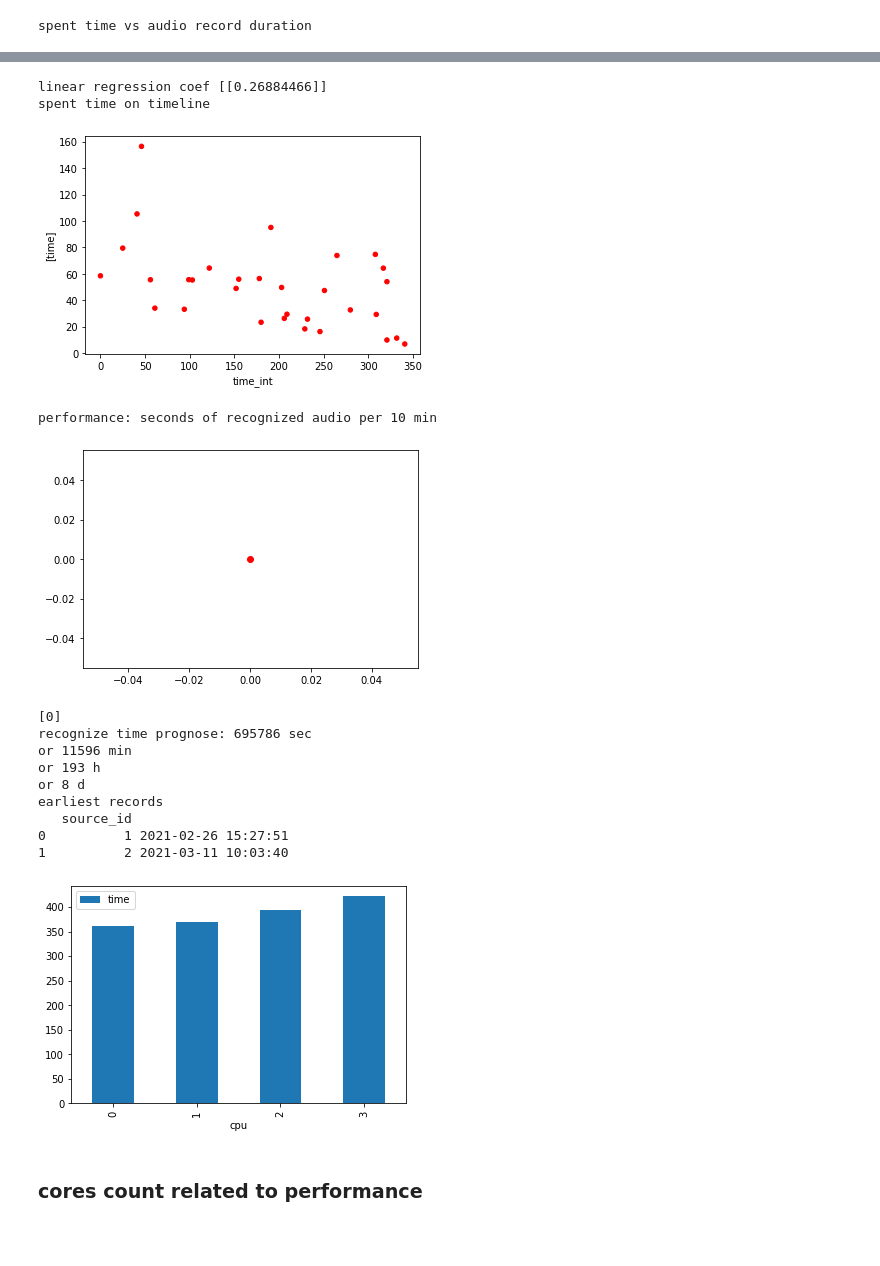
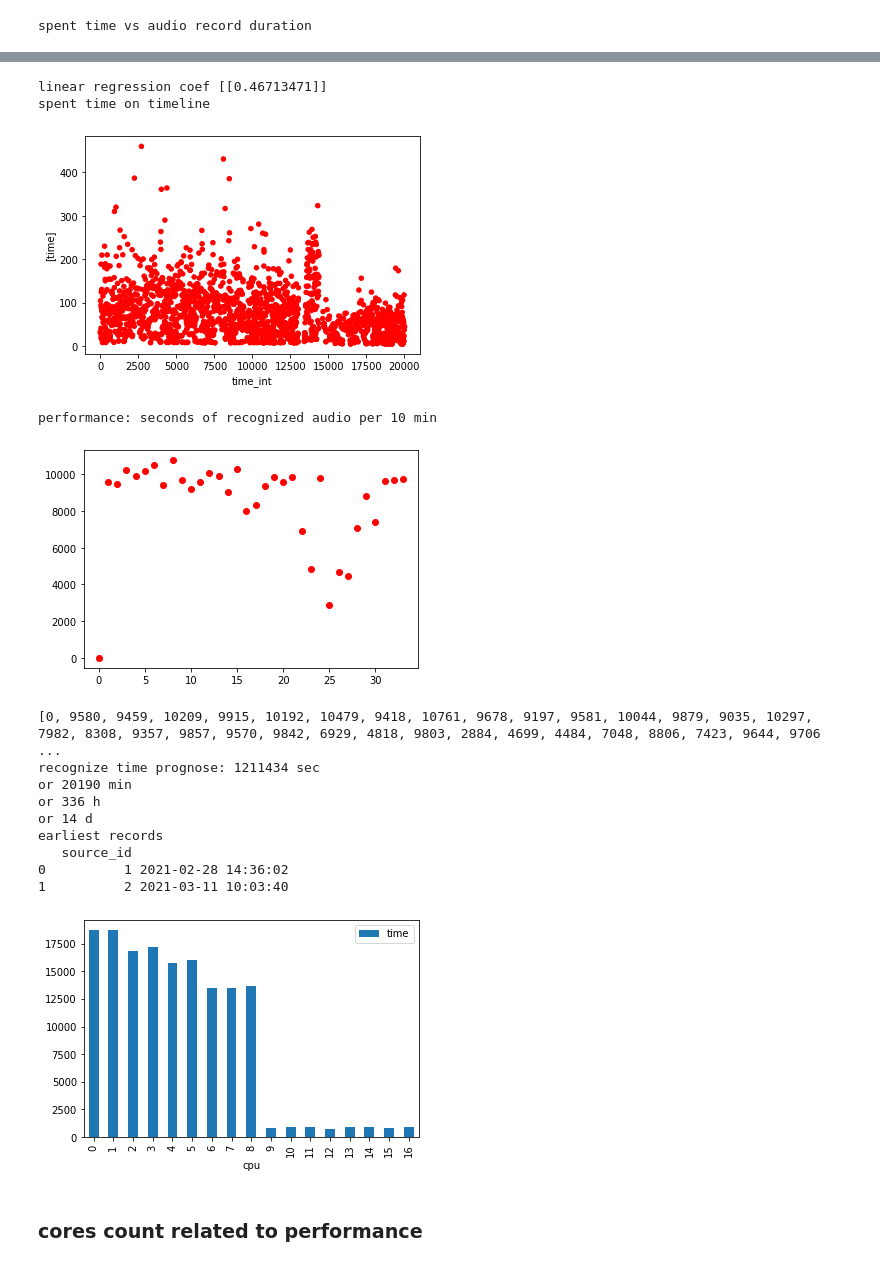
Before and after one commit to format37/call_centre_stt_server, a Jupyter notebook: performance_report.ipynb, the cells around one changed output, grey strips where cells are left out. Cells and saved outputs as stored; diff of their text form; code cells hidden in the pictures; blank space fills up the shorter version.

```diff
--- a/performance_report.ipynb
+++ b/performance_report.ipynb
@@ -93,7 +94,7 @@ def plot_cpu_usage():
 query = "select event_date, cpu, time, duration, source_id"
 query += " from perf_log "
 #query += " where cores = 9 and step = 2 and event_date > '2021-03-12 15:27:00' and time > 5;"
-query += " where step = 2 and event_date > '2021-03-16 11:45:00' and time > 5;"
+query += " where step = 2 and event_date > '2021-03-16 07:00:00' and time > 5;"
 df = read_sql()
 df['color'] = df['source_id'].apply(colorator)
 spent_time_vs_duration()
@@ -111,18 +112,18 @@ spent time vs audio record duration
-linear regression coef [[0.26884466]]
+linear regression coef [[0.46713471]]
 spent time on timeline
-[figure, old version]
+[figure, new version]
 performance: seconds of recognized audio per 10 min
-[figure, old version]
+[figure, new version]
-[0]
-recognize time prognose: 695786 sec
-or 11596 min
-or 193 h
-or 8 d
+[0, 9580, 9459, 10209, 9915, 10192, 10479, 9418, 10761, 9678, 9197, 9581, 10044, 9879, 9035, 10297, 7982, 8308, 9357, 9857, 9570, 9842, 6929, 4818, 9803, 2884, 4699, 4484, 7048, 8806, 7423, 9644, 9706 ...
+recognize time prognose: 1211434 sec
+or 20190 min
+or 336 h
+or 14 d
 earliest records
    source_id
-0          1 2021-02-26 15:27:51
+0          1 2021-02-28 14:36:02
 1          2 2021-03-11 10:03:40
-[figure, old version]
+[figure, new version]
 # %% [markdown]
 ### cores count related to performance
 # %%
```
Also changed, not shown: parts of 5 cells of this notebook, 2 other files.
